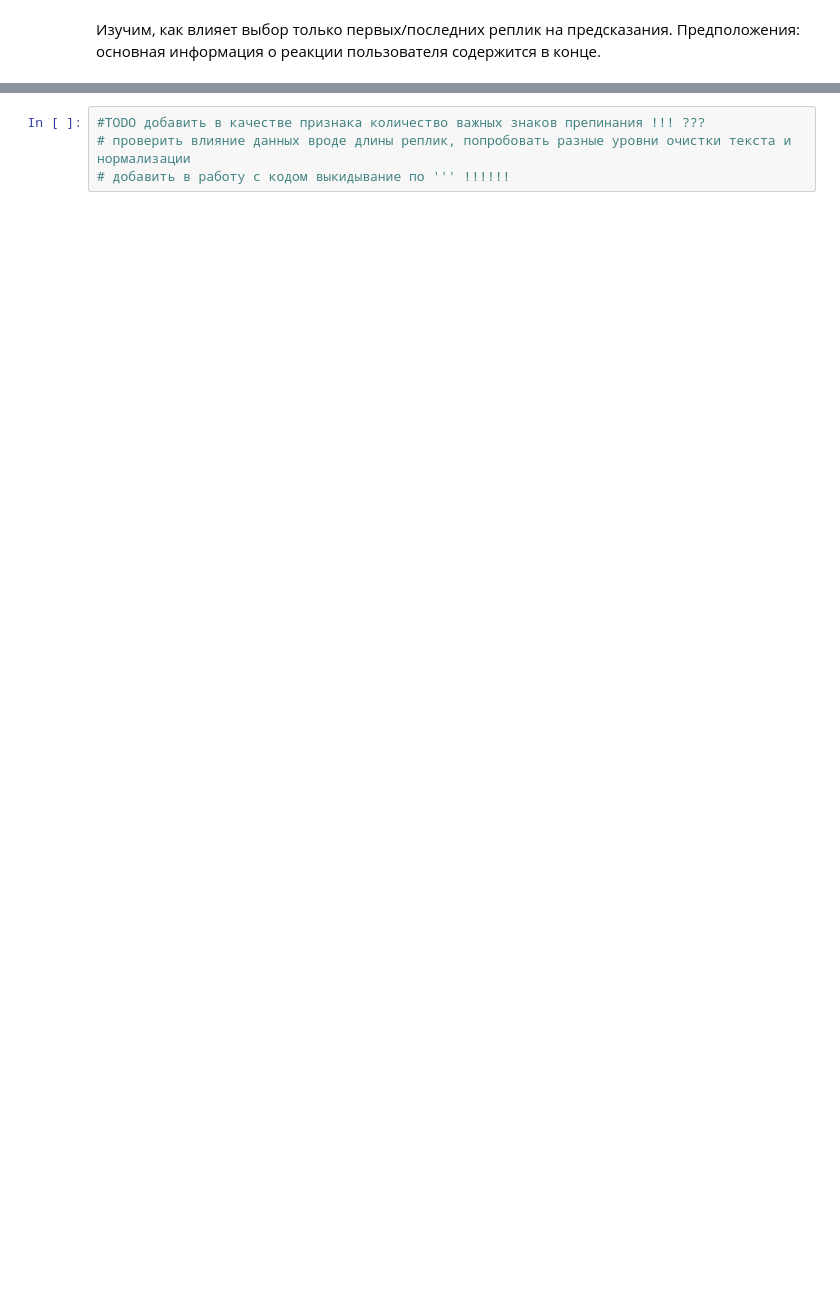
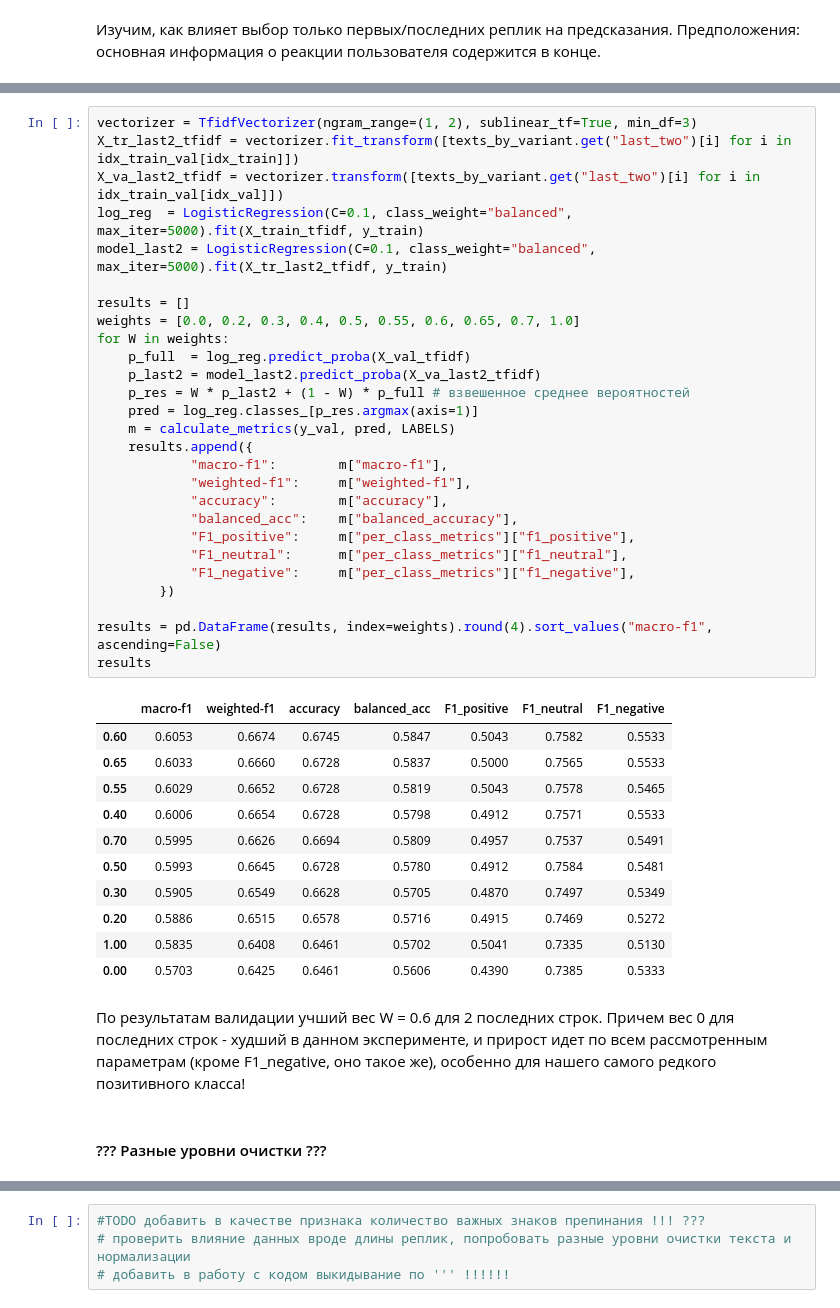
Before and after one commit to Half-Head/ML_homework, a Jupyter notebook: hw1/2_reactions.ipynb, the cells around one changed output, grey strips where cells are left out. Drawn from its saved outputs; the diff is of its cells as text; blank space fills up the shorter version.

```diff
--- a/hw1/2_reactions.ipynb
+++ b/hw1/2_reactions.ipynb
@@ -283,0 +304,43 @@ display(variant_results_df)
+# %%
+vectorizer = TfidfVectorizer(ngram_range=(1, 2), sublinear_tf=True, min_df=3)
+X_tr_last2_tfidf = vectorizer.fit_transform([texts_by_variant.get("last_two")[i] for i in idx_train_val[idx_train]])
+X_va_last2_tfidf = vectorizer.transform([texts_by_variant.get("last_two")[i] for i in idx_train_val[idx_val]])
+log_reg  = LogisticRegression(C=0.1, class_weight="balanced", max_iter=5000).fit(X_train_tfidf, y_train)
+model_last2 = LogisticRegression(C=0.1, class_weight="balanced", max_iter=5000).fit(X_tr_last2_tfidf, y_train)
+
+results = []
+weights = [0.0, 0.2, 0.3, 0.4, 0.5, 0.55, 0.6, 0.65, 0.7, 1.0]
+for W in weights:
+    p_full  = log_reg.predict_proba(X_val_tfidf)
+    p_last2 = model_last2.predict_proba(X_va_last2_tfidf)
+    p_res = W * p_last2 + (1 - W) * p_full # взвешенное среднее вероятностей
+    pred = log_reg.classes_[p_res.argmax(axis=1)]
+    m = calculate_metrics(y_val, pred, LABELS)
+    results.append({
+            "macro-f1":        m["macro-f1"],
+            "weighted-f1":     m["weighted-f1"],
+            "accuracy":        m["accuracy"],
+            "balanced_acc":    m["balanced_accuracy"],
+            "F1_positive":     m["per_class_metrics"]["f1_positive"],
+            "F1_neutral":      m["per_class_metrics"]["f1_neutral"],
+            "F1_negative":     m["per_class_metrics"]["f1_negative"],
+        })
+
+results = pd.DataFrame(results, index=weights).round(4).sort_values("macro-f1", ascending=False)
+results
+# %% [output]
+|  | macro-f1 | weighted-f1 | accuracy | balanced_acc | F1_positive | F1_neutral | F1_negative |
+| 0.60 | 0.6053 | 0.6674 | 0.6745 | 0.5847 | 0.5043 | 0.7582 | 0.5533 |
+| 0.65 | 0.6033 | 0.6660 | 0.6728 | 0.5837 | 0.5000 | 0.7565 | 0.5533 |
+| 0.55 | 0.6029 | 0.6652 | 0.6728 | 0.5819 | 0.5043 | 0.7578 | 0.5465 |
+| 0.40 | 0.6006 | 0.6654 | 0.6728 | 0.5798 | 0.4912 | 0.7571 | 0.5533 |
+| 0.70 | 0.5995 | 0.6626 | 0.6694 | 0.5809 | 0.4957 | 0.7537 | 0.5491 |
+| 0.50 | 0.5993 | 0.6645 | 0.6728 | 0.5780 | 0.4912 | 0.7584 | 0.5481 |
+| 0.30 | 0.5905 | 0.6549 | 0.6628 | 0.5705 | 0.4870 | 0.7497 | 0.5349 |
+| 0.20 | 0.5886 | 0.6515 | 0.6578 | 0.5716 | 0.4915 | 0.7469 | 0.5272 |
+| 1.00 | 0.5835 | 0.6408 | 0.6461 | 0.5702 | 0.5041 | 0.7335 | 0.5130 |
+| 0.00 | 0.5703 | 0.6425 | 0.6461 | 0.5606 | 0.4390 | 0.7385 | 0.5333 |
+# %% [markdown]
+По результатам валидации учший вес W = 0.6 для 2 последних строк. Причем вес 0 для последних строк - худший в данном эксперименте, и прирост идет по всем рассмотренным параметрам (кроме F1_negative, оно такое же), особенно для нашего самого редкого позитивного класса!
+# %% [markdown]
+#### ??? Разные уровни очистки ???
```
Also changed, not shown: parts of 14 cells of this notebook.
